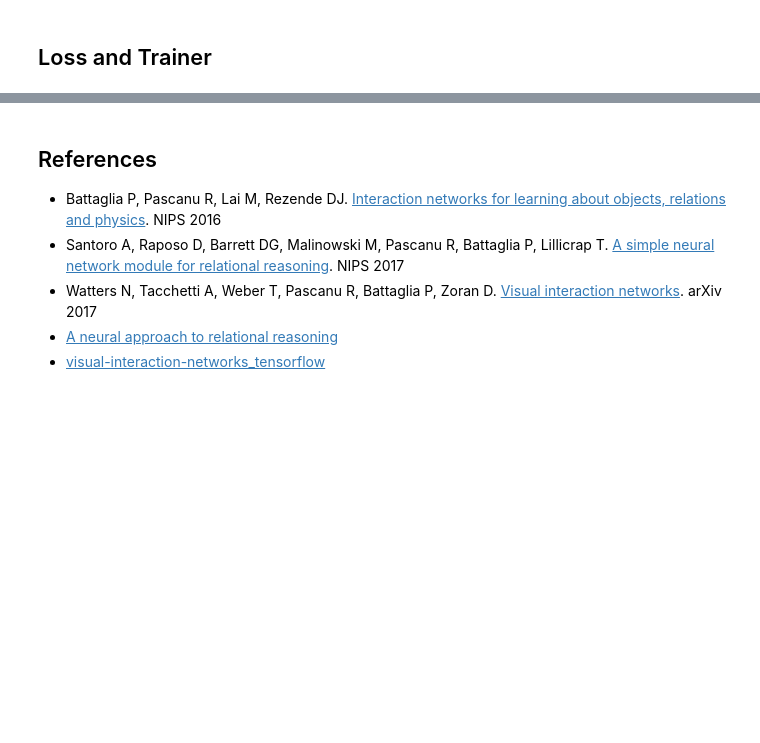
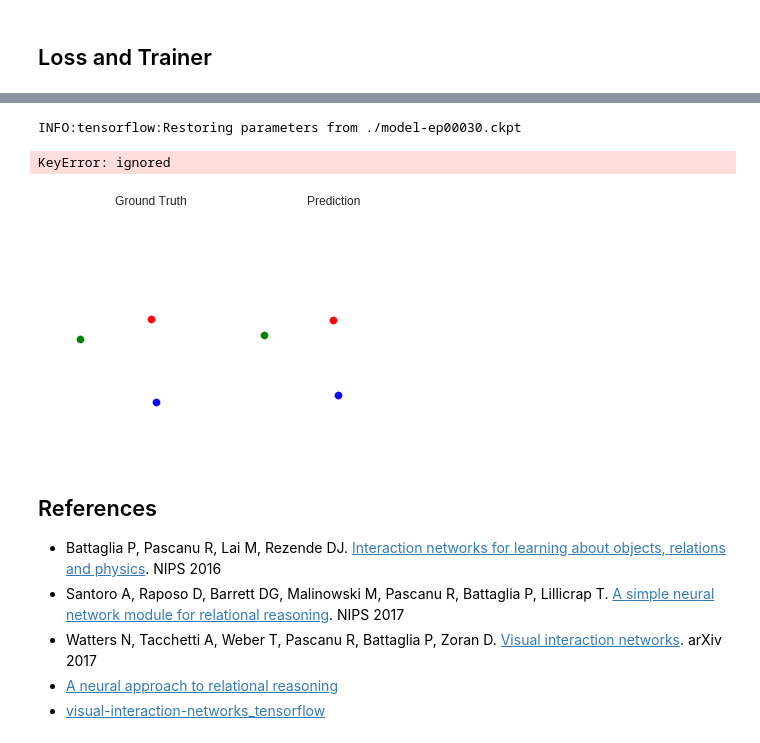
Before and after one commit to zswang666/Visual-Interaction-Network, a Jupyter notebook: vin.ipynb, the cells around one changed output, grey strips where cells are left out. Cells and saved outputs as stored; diff of their text form; code cells hidden in the pictures; blank space fills up the shorter version.

```diff
--- a/vin.ipynb
+++ b/vin.ipynb
@@ -26,7 +55,7 @@ import matplotlib.image as mpimg
 ## Parameters
 # %%
 """ Constant """
-MODE = 'train' # train / test
+MODE = 'test' # train / test
 PSEUDO = False # True for using psuedo inputs (no data); False for dataset
 
 HEIGHT = 32 # image (frame) height
@@ -35,13 +64,14 @@ N_CHANNELS = 4 # image channel
 N_OBJECTS = 3 # number of objects in a scene
 N_FRAMES = 6 # number of frames to be sent as inputs
 FUTURE_N_STEPS = 8 # how far away from now we are predicting in training
-IMG_DIR = '/tmp/vin/img/' # dataset: image directory
-DATA_DIR = '/tmp/vin/data/' # dataset: data directory that stores labels
+IMG_DIR = './gravity_dataset/img/' # dataset: image directory
+DATA_DIR = './gravity_dataset/data/' # dataset: data directory that stores labels
 N_SETS = 10 # number of image sets (sequences)
 SIM_FRAMES = 50 # number of saved frames per simulation
 
 N_FILTERS = 128 # number of filters in Visual Encoder
 STATE_DIMS = 64 # dimension of state codes
+VE_STATE_DIMS = 64 # state dimensions of Visual Encoder
 DP_STATE_DIMS = 64 # state dimensions of Dynamics Predictor
 CORE_STATE_DIMS = 64 # state dimensions of cores
 OUTPUT_DIMS = 4 # output state dimensions (position / velocity vectors)
@@ -149,31 +179,31 @@ class GravityDataset(object):
         self.frames, self.current_label, self.future_label = self._create()
 
     def _load_data(self, split):
-        if self._mode == 'train':
+        if split == 'train':
             n_sets = N_SETS
         else:
             n_sets = 1
         # read all images in the data split
-        images = np.zeros((N_SETS, SIM_FRAMES, HEIGHT, WIDTH, N_CHANNELS), dtype=np.float32)
-        for i in range(N_SETS):
+        images = np.zeros((n_sets, SIM_FRAMES, HEIGHT, WIDTH, N_CHANNELS), dtype=np.float32)
+        for i in range(n_sets):
             for j in range(SIM_FRAMES):
                 img_path = os.path.join(IMG_DIR, split, '{}_{}.png'.format(i, j))
                 images[i, j] = mpimg.imread(img_path)[:, :, :N_CHANNELS]
 
         # real all labels in the data split
-        labels = np.zeros((N_SETS, SIM_FRAMES, N_OBJECTS * 5), dtype=np.float32)
-        for i in range(N_SETS):
+        labels = np.zeros((n_sets, SIM_FRAMES, N_OBJECTS * 5), dtype=np.float32)
+        for i in range(n_sets):
             f_path = os.path.join(DATA_DIR, split, '{}.csv'.format(i))
             f = open(f_path, 'r')
             labels[i] = [line[:-1].split(',') for line in f.readlines()]
-        labels = np.reshape(labels, (N_SETS, SIM_FRAMES, N_OBJECTS, 5))
+        labels = np.reshape(labels, (n_sets, SIM_FRAMES, N_OBJECTS, 5))
 
         # prepare input data and corresponding labels
         n_valid_seqs = SIM_FRAMES - N_FRAMES - FUTURE_N_STEPS + 1
-        input_images = np.zeros((N_SETS * n_valid_seqs, N_FRAMES, HEIGHT, WIDTH, N_CHANNELS), dtype=np.float32)
-        current_labels = np.zeros((N_SETS * n_valid_seqs, N_FRAMES - 2, N_OBJECTS, OUTPUT_DIMS), dtype=np.float32)
-        future_labels = np.zeros((N_SETS * n_valid_seqs, FUTURE_N_STEPS, N_OBJECTS, OUTPUT_DIMS), dtype=np.float32)
-        for i in range(N_SETS):
+        input_images = np.zeros((n_sets * n_valid_seqs, N_FRAMES, HEIGHT, WIDTH, N_CHANNELS), dtype=np.float32)
+        current_labels = np.zeros((n_sets * n_valid_seqs, N_FRAMES - 2, N_OBJECTS, OUTPUT_DIMS), dtype=np.float32)
+        future_labels = np.zeros((n_sets * n_valid_seqs, FUTURE_N_STEPS, N_OBJECTS, OUTPUT_DIMS), dtype=np.float32)
+        for i in range(n_sets):
             for j in range(n_valid_seqs):
                 input_images[i * n_valid_seqs + j] = images[i, j:(j + N_FRAMES)]
                 tmp = labels[i, (j + N_FRAMES - 4):(j + N_FRAMES)]
@@ -204,6 +234,9 @@ class GravityDataset(object):
                                                       self._future_labels))
         if self._mode == 'train': # do shuffle
             dataset = dataset.shuffle(buffer_size=self._dataset_size)
+            batch_size = BATCH_SIZE
+        else:
+            batch_size = 1
         dataset = dataset.repeat()
         dataset = dataset.batch(BATCH_SIZE)
         iterator = dataset.make_one_shot_iterator()
@@ -355,6 +388,8 @@ def core(state, index):
             SD_inputs = tf.reshape(state, [-1, STATE_DIMS])
             h_1 = Linear('h_1', SD_inputs, CORE_STATE_DIMS, bias_zero_init=False)
             h_2 = Linear('h_2', h_1, CORE_STATE_DIMS, skip_connection=True, bias_zero_init=False, activation_fn=None)
+            SD_outputs = tf.reshape(h_2, [-1, N_OBJECTS, CORE_STATE_DIMS])
+
         ##############################################################################################
         ###                                  End of your code                                      ###
         ##############################################################################################
@@ -489,8 +524,7 @@ ve_loss = ve_loss / (N_FRAMES - 2)
 # dynamics predictor loss, posed on predicted future n-step output states
 dp_loss = discount_factor * tf.reduce_mean(tf.square(future_label_list[0] - nstep_future_states_pred[0]))
 for i in range(1, FUTURE_N_STEPS):
-    dp_loss += ((discount_factor ** (i + 1)) * \
-                tf.reduce_mean(tf.square(future_label_list[i] - nstep_future_states_pred[i])))
+    dp_loss += ((discount_factor ** (i + 1)) * tf.reduce_mean(tf.square(future_label_list[i] - nstep_future_states_pred[i])))
 dp_loss = dp_loss / FUTURE_N_STEPS
 
 loss = ve_loss + dp_loss
@@ -513,7 +547,8 @@ sess.run(tf.global_variables_initializer())
 <img src="https://i.imgur.com/7DaRQeq.gif" width="200">
 # %%
 """ Training / Testing """
-assert PSEUDO == False, 'Please set \'PSEUDO\' to False for training or testing'
+assert PSEUDO == False, 'Please turn off \'PSEUDO\' for training or testing'
+saver = tf.train.Saver(max_to_keep=5)
 if MODE == 'train':
     discount_factor_value = 1
     for ep in range(MAX_EPOCHS):
@@ -536,6 +571,7 @@ if MODE == 'train':
         avg_dp_loss = np.mean(dp_loss_list)
         print('Epoch [{}/{}]: loss = {:.2f}, ve_loss = {:.2f}, dp_loss = {:.2f}, epoch_time = {:.2f}'.\
               format(ep, MAX_EPOCHS, avg_loss, avg_ve_loss, avg_dp_loss, toc - tic))
+
         if ((ep % 10) == 0 and ep != 0) or ep == (MAX_EPOCHS - 1):
             ckpt_path = './model-ep{:05}.ckpt'.format(ep)
             print('Save checkpoint to {}'.format(ckpt_path))
@@ -558,33 +594,38 @@ else:
         xy_estimate[i] = xy_estimate[i - 1] + vel[i] * 0.01
 
     # visualize
     amp_factor = 9
     fig, axes = plt.subplots(1, 2)
     color = ['r', 'b', 'g', 'y', 'm', 'c']
     for ax in axes:
         ax.set_xlim(-100 * amp_factor, 100 * amp_factor)
         ax.set_ylim(-100 * amp_factor, 100 * amp_factor)
         ax.axis('off')
     axes[0].set_title('Ground Truth')
     axes[1].set_title('Prediction')
     scat_ori = []
     scat_est = []
     for j in range(N_OBJECTS):
         scat_ori.append(axes[0].scatter(xy_origin[0, j, 1] * amp_factor,
                                         xy_origin[0, j, 0] * amp_factor,
                                         c=color[j % len(color)], s=(6 * amp_factor)))
         scat_est.append(axes[1].scatter(xy_estimate[0, j, 1] * amp_factor,
                                         xy_estimate[0, j, 0] * amp_factor,
                                         c=color[j % len(color)], s=(6 * amp_factor)))
     def update(i):
         for j in range(N_OBJECTS):
             scat_ori[j].set_offsets([xy_origin[i, j, 1] * amp_factor,
                                      xy_origin[i, j, 0] * amp_factor])
             scat_est[j].set_offsets([xy_estimate[i, j, 1] * amp_factor,
                                      xy_estimate[i, j, 0] * amp_factor])
     anim_frames = min(xy_origin.shape[0], xy_estimate.shape[0])
     anim = FuncAnimation(fig, update, frames=anim_frames, interval=500, repeat=True)
+    #HTML(anim.to_html5_video())
     plt.show()
+# %% [output]
+INFO:tensorflow:Restoring parameters from ./model-ep00030.ckpt
+KeyError: ignored
+[figure, added]
 # %% [markdown]
 ## References
 - Battaglia P, Pascanu R, Lai M, Rezende DJ. [Interaction networks for learning about objects, relations and physics](https://arxiv.org/abs/1612.00222). NIPS 2016
```
Also changed, not shown: parts of 2 cells of this notebook.
